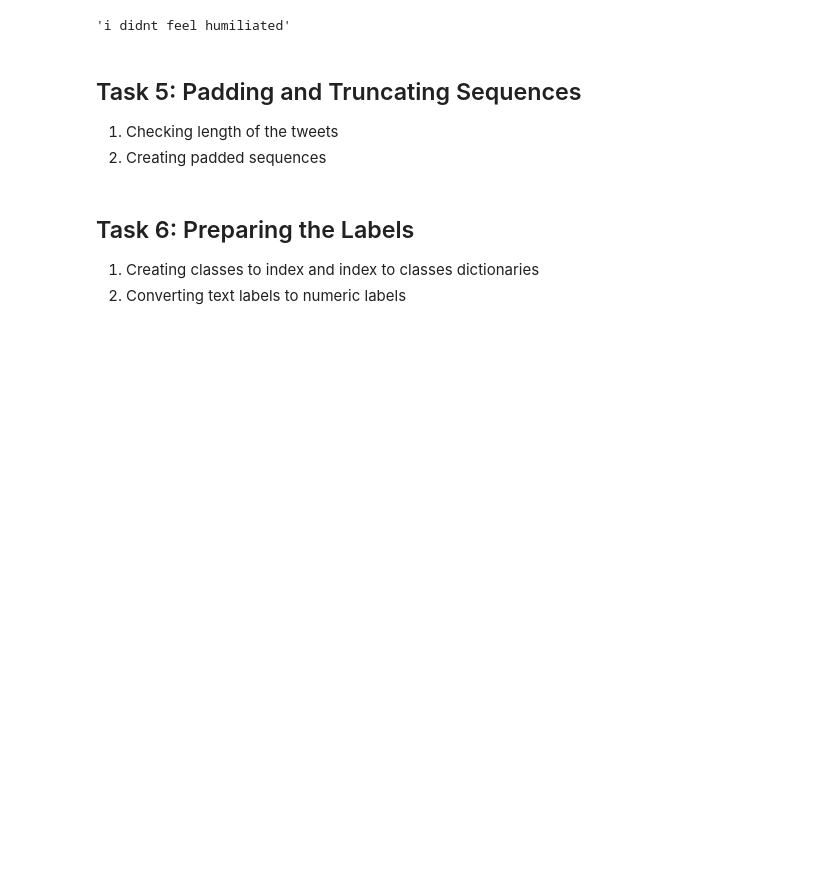
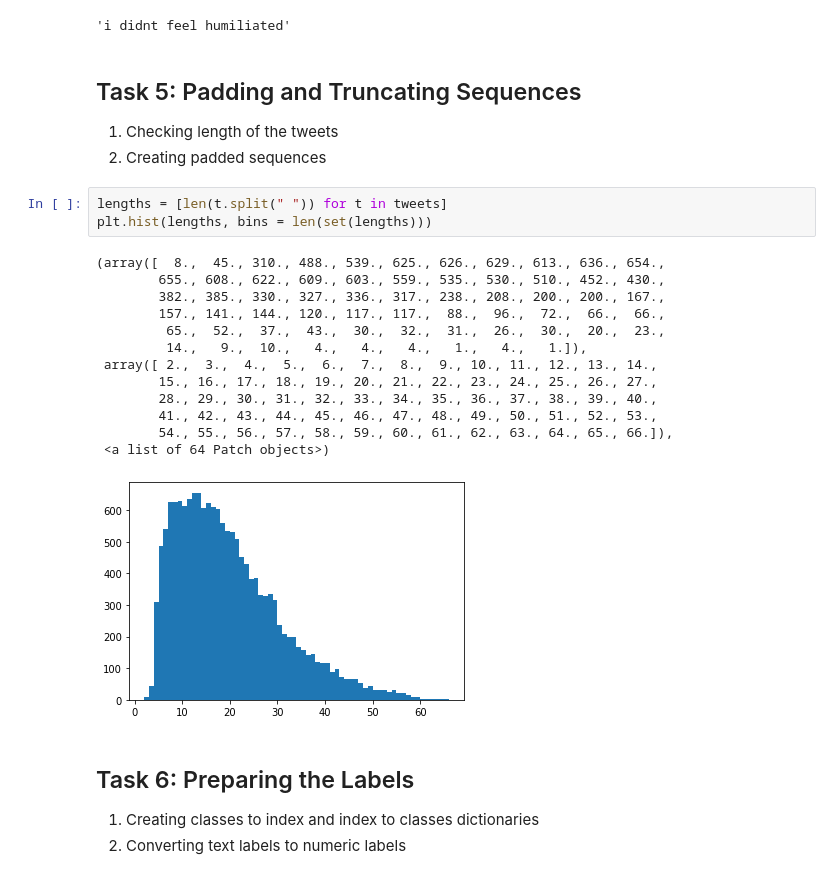
Before and after one commit to RahulParajuli/NLP_practice_book, a Jupyter notebook: Tweet_Emotion_Recognition_Learner.ipynb, the cells around one changed output. Cells and saved outputs as stored; diff of their text form; blank space fills up the shorter version.

```diff
--- a/Tweet_Emotion_Recognition_Learner.ipynb
+++ b/Tweet_Emotion_Recognition_Learner.ipynb
@@ -142,6 +142,23 @@ tweets[0]
 
 1. Checking length of the tweets
 2. Creating padded sequences
+# %%
+lengths = [len(t.split(" ")) for t in tweets]
+plt.hist(lengths, bins = len(set(lengths)))
+# %% [output]
+(array([  8.,  45., 310., 488., 539., 625., 626., 629., 613., 636., 654.,
+        655., 608., 622., 609., 603., 559., 535., 530., 510., 452., 430.,
+        382., 385., 330., 327., 336., 317., 238., 208., 200., 200., 167.,
+        157., 141., 144., 120., 117., 117.,  88.,  96.,  72.,  66.,  66.,
+         65.,  52.,  37.,  43.,  30.,  32.,  31.,  26.,  30.,  20.,  23.,
+         14.,   9.,  10.,   4.,   4.,   4.,   1.,   4.,   1.]),
+ array([ 2.,  3.,  4.,  5.,  6.,  7.,  8.,  9., 10., 11., 12., 13., 14.,
+        15., 16., 17., 18., 19., 20., 21., 22., 23., 24., 25., 26., 27.,
+        28., 29., 30., 31., 32., 33., 34., 35., 36., 37., 38., 39., 40.,
+        41., 42., 43., 44., 45., 46., 47., 48., 49., 50., 51., 52., 53.,
+        54., 55., 56., 57., 58., 59., 60., 61., 62., 63., 64., 65., 66.]),
+ <a list of 64 Patch objects>)
+[figure, added]
 # %% [markdown]
 ## Task 6: Preparing the Labels
 
```
